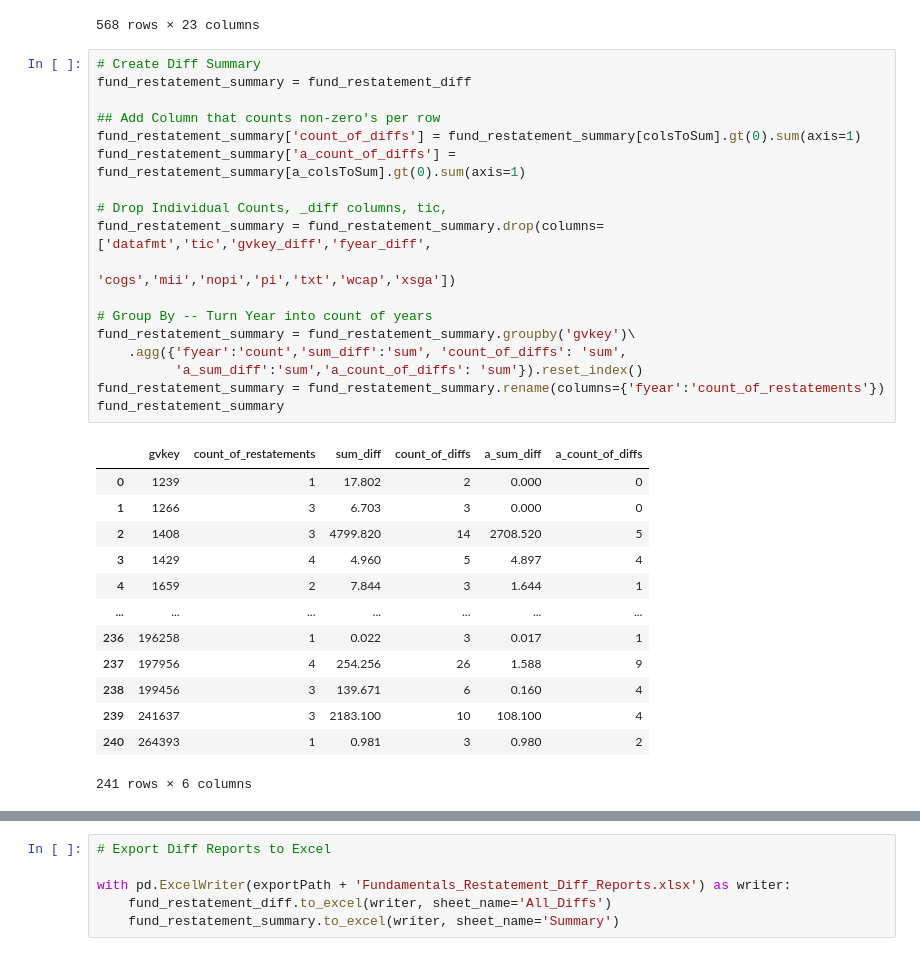
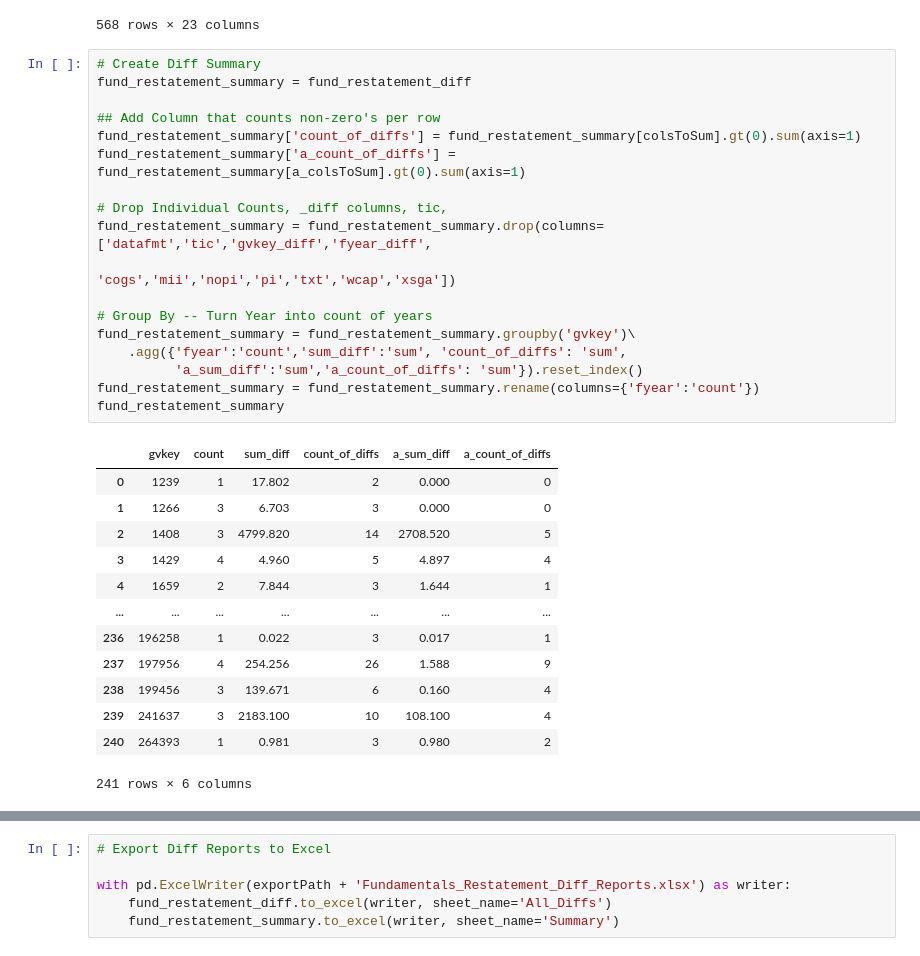
Before and after one commit to bcullinan32/CapstoneProject, a Jupyter notebook: Capstone_Data-Prep.ipynb, the cells around one changed output, grey strips where cells are left out. Drawn from its saved outputs; the diff is of its cells as text.

```diff
--- a/Capstone_Data-Prep.ipynb
+++ b/Capstone_Data-Prep.ipynb
@@ -522,23 +527,23 @@ fund_restatement_diff
 # %%
 # Create Diff Summary
 fund_restatement_summary = fund_restatement_diff
 
 ## Add Column that counts non-zero's per row
 fund_restatement_summary['count_of_diffs'] = fund_restatement_summary[colsToSum].gt(0).sum(axis=1)
 fund_restatement_summary['a_count_of_diffs'] = fund_restatement_summary[a_colsToSum].gt(0).sum(axis=1)
 
 # Drop Individual Counts, _diff columns, tic,
 fund_restatement_summary = fund_restatement_summary.drop(columns=['datafmt','tic','gvkey_diff','fyear_diff',
                                                                   'cogs','mii','nopi','pi','txt','wcap','xsga'])
 
 # Group By -- Turn Year into count of years
 fund_restatement_summary = fund_restatement_summary.groupby('gvkey')\
     .agg({'fyear':'count','sum_diff':'sum', 'count_of_diffs': 'sum',
           'a_sum_diff':'sum','a_count_of_diffs': 'sum'}).reset_index()
-fund_restatement_summary = fund_restatement_summary.rename(columns={'fyear':'count_of_restatements'})
+fund_restatement_summary = fund_restatement_summary.rename(columns={'fyear':'count'})
 fund_restatement_summary
 # %% [output]
-|  | gvkey | count_of_restatements | sum_diff | count_of_diffs | a_sum_diff | a_count_of_diffs |
+|  | gvkey | count | sum_diff | count_of_diffs | a_sum_diff | a_count_of_diffs |
 | 0 | 1239 | 1 | 17.802 | 2 | 0.000 | 0 |
 | 1 | 1266 | 3 | 6.703 | 3 | 0.000 | 0 |
 | 2 | 1408 | 3 | 4799.820 | 14 | 2708.520 | 5 |
```
Also changed, not shown: parts of 39 cells of this notebook, 11 other files.
